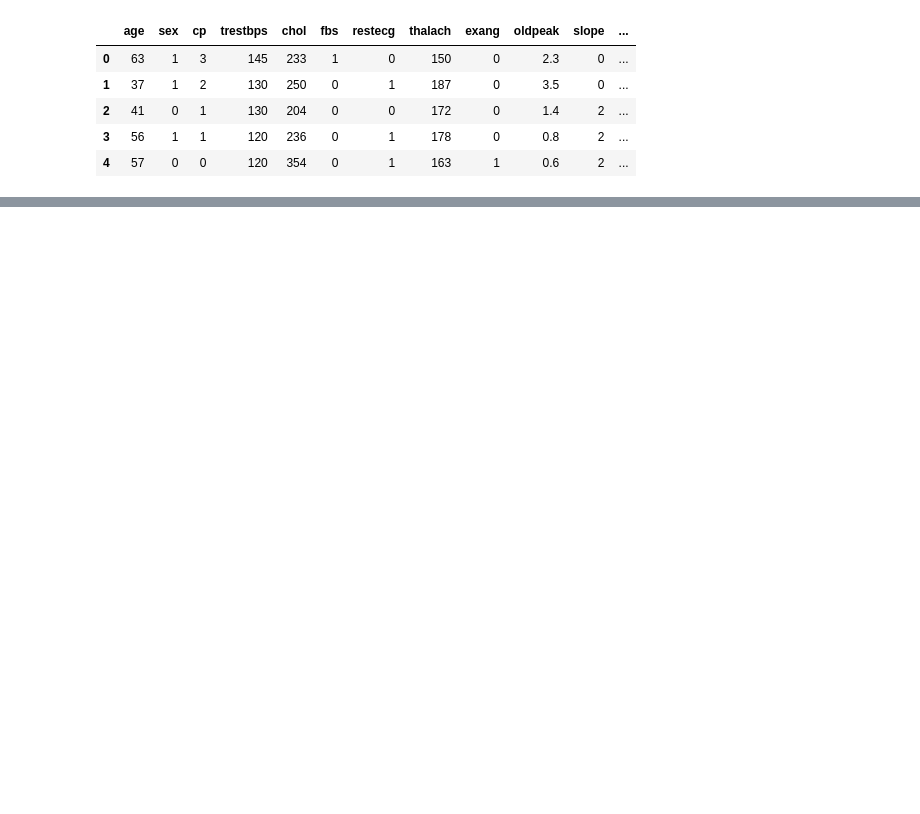
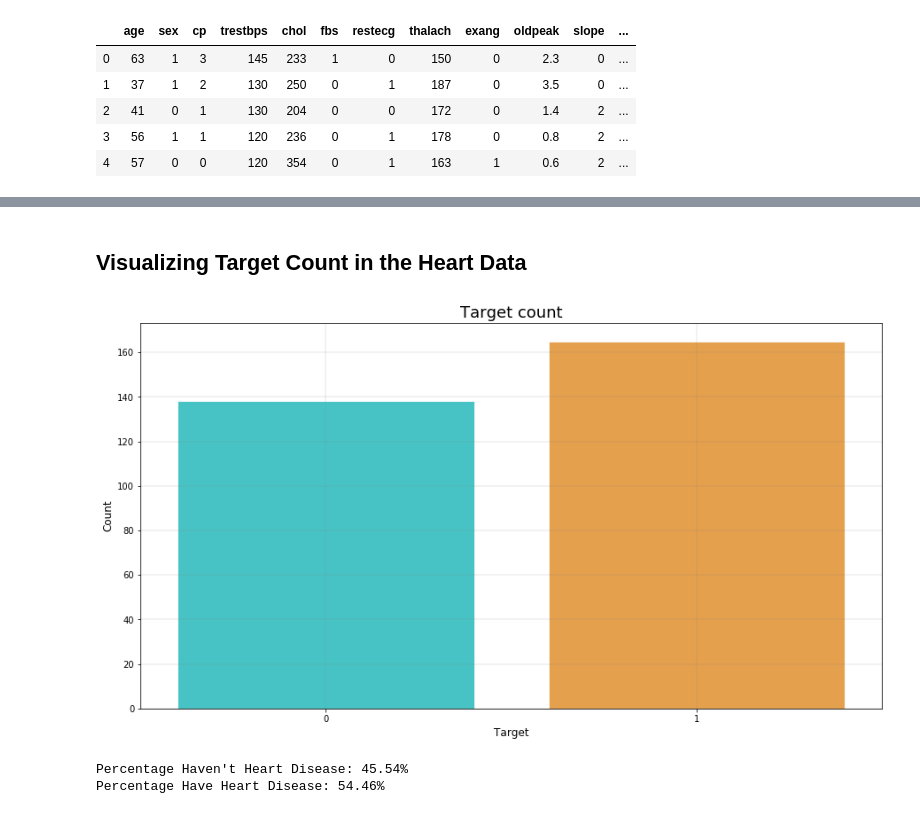
Before and after one commit to nandikikartheek/SpringBoard_NK, a Jupyter notebook: Capstone Project 1/HeartDisease_prediction.ipynb, the cells around one changed output, grey strips where cells are left out. Drawn from its saved outputs; the diff is of its cells as text; code cells hidden in the pictures; blank space fills up the shorter version.

```diff
--- a/Capstone Project 1/HeartDisease_prediction.ipynb
+++ b/Capstone Project 1/HeartDisease_prediction.ipynb
@@ -55,0 +124,23 @@ We notice that there are NO missing or NULL values so the dataset appears to be
+# %% [markdown]
+## Visualizing Target Count in the Heart Data
+# %%
+colors = ['darkturquoise', 'darkorange']
+#plt.style.use('dark_background')
+plt.rcParams['figure.figsize']=(15,8)
+
+#tc: Target Count
+tc = sns.countplot(x='target',data=heart_data,palette=colors,alpha=0.8,edgecolor='white')
+tc.set_xlabel('Target',fontsize =12)
+tc.set_ylabel('Count',fontsize = 12)
+tc.grid(b=True, which='major', color='grey', linewidth=0.2)
+plt.title('Target count', fontsize=18)
+plt.show()
+
+target_No = len(heart_data[heart_data.target == 0])
+target_Yes = len(heart_data[heart_data.target == 1])
+print("Percentage Haven't Heart Disease: {:.2f}%".format((target_No / (len(heart_data.target))*100)))
+print("Percentage Have Heart Disease: {:.2f}%".format((target_Yes / (len(heart_data.target))*100)))
+# %% [output]
+[figure, added]
+Percentage Haven't Heart Disease: 45.54%
+Percentage Have Heart Disease: 54.46%
```
Also changed, not shown: parts of 62 cells of this notebook.
